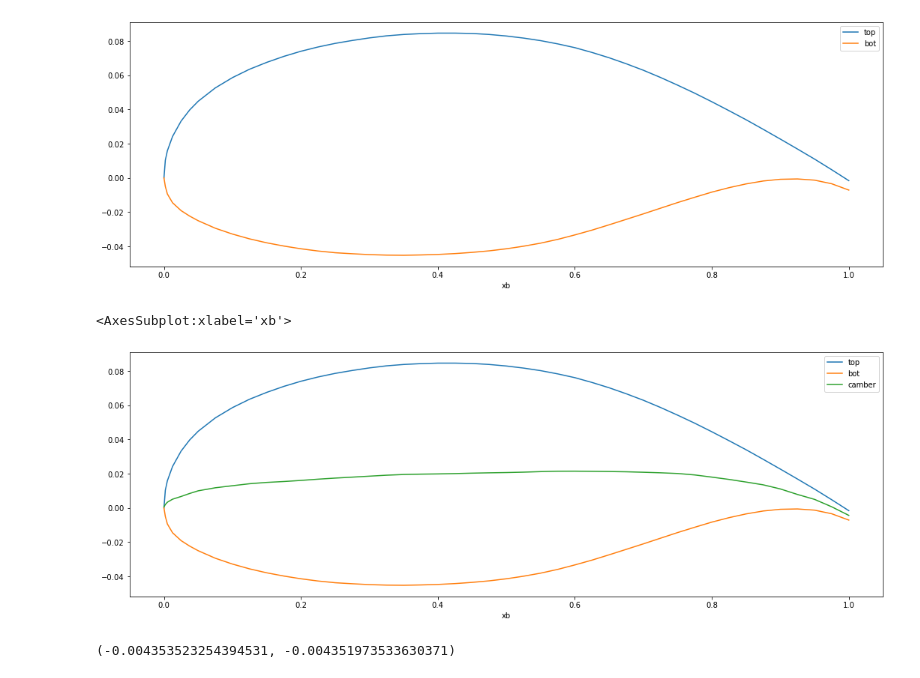
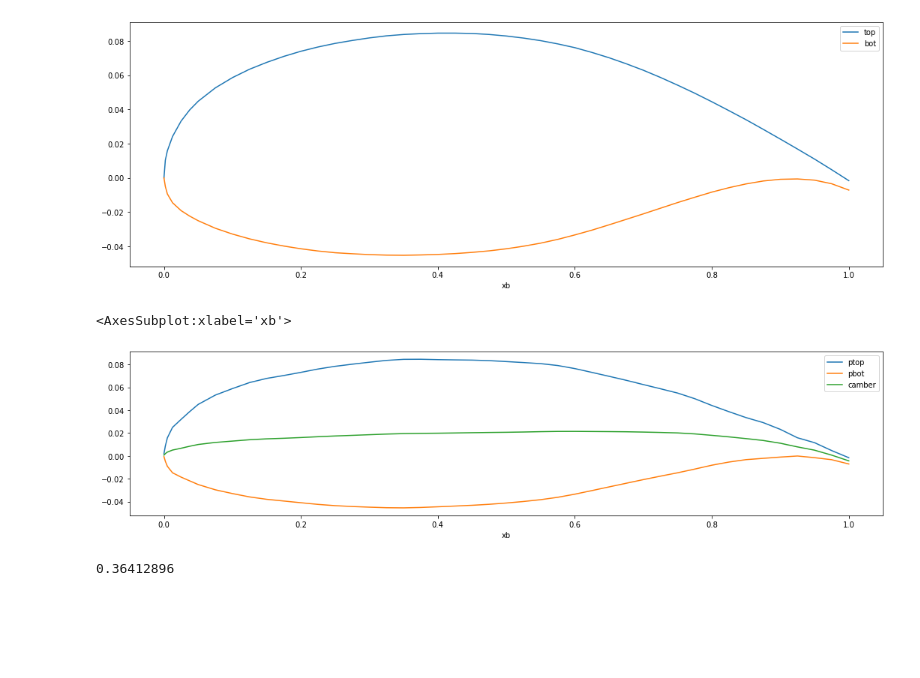
Before and after one commit to dmkeijzer/RBDOWigeon-paper, a Jupyter notebook: structures/NewBox.ipynb, the cells around one changed output. Drawn from its saved outputs; the diff is of its cells as text; code cells hidden in the pictures; blank space fills up the shorter version.

```diff
--- a/structures/NewBox.ipynb
+++ b/structures/NewBox.ipynb
@@ -36,15 +36,16 @@ lin.fit(poly.fit_transform(df.index.to_numpy().reshape(-1, 1)), df[['top', 'bot'
 df[['ptop', 'pbot']] = lin.predict(poly.transform(df.index.to_numpy().reshape(-1, 1)))
 # %%
 from MathFunctions.Polynomial import Polynomial
-top = Polynomial([lin.intercept_[0] + lin.coef_[0][0]] + list(lin.coef_[0][1:]), symbol='\\left(\\frac{x}{c}\\right)')
-bot = Polynomial([lin.intercept_[1] + lin.coef_[1][0]] + list(lin.coef_[1][1:]), symbol='\\left(\\frac{x}{c}\\right)')
+top, bot = [Polynomial([lin.intercept_[p] + lin.coef_[p][0]] + list(lin.coef_[p][1:]), symbol='\\left(\\frac{x}{c}\\right)') for p in range(2)]
 camber = (top + bot) / 2
-df['camber'] = camber(df.index.to_numpy())
-df.plot(figsize=(18, 6), y=['top', 'bot', 'camber'])
+camber.s = bot.s
+df['camber'] = camber(df.index)
+df.plot(figsize=(18, 4), y=['ptop', 'pbot', 'camber'])
 # %% [output]
 <AxesSubplot:xlabel='xb'>
-[figure, old version]
+[figure, new version]
-# %%
-sum([top(1), bot(1)])/2,  camber(1)
-# %% [output]
-(-0.004353523254394531, -0.004351973533630371)
+# %%
+t = top - bot
+Polynomial.optimize(-top, 0.15, 0.4)
+# %% [output]
+0.36412896
```
Also changed, not shown: parts of 1 cell of this notebook.
